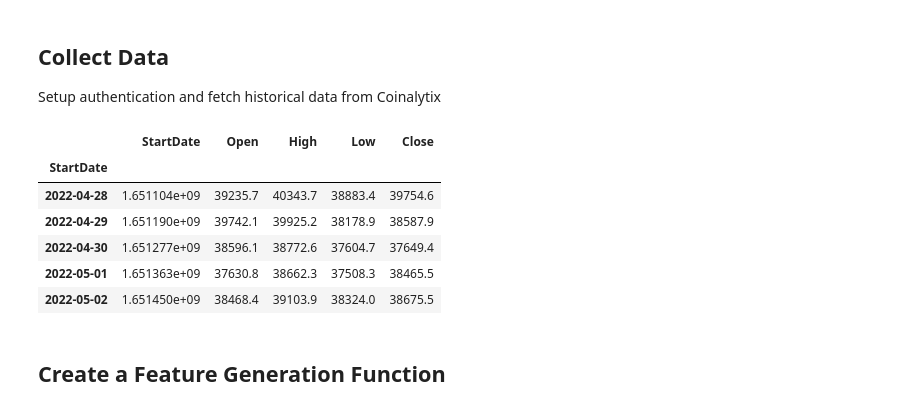
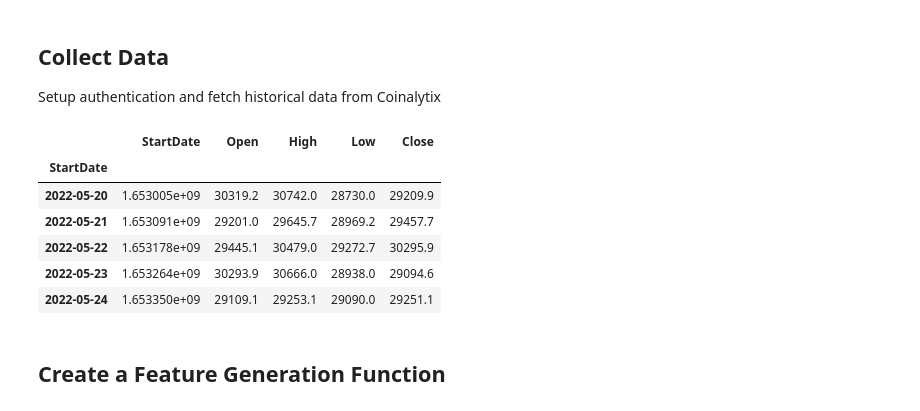
Before and after one commit to cyprigroup/jrapitest, a Jupyter notebook: JudgeResearchNotebooks/Feature_Tutorial.ipynb, the cells around one changed output. Saved outputs shown, nothing was run; the diff lists cells and outputs as text; code cells hidden in the pictures.

```diff
--- a/JudgeResearchNotebooks/Feature_Tutorial.ipynb
+++ b/JudgeResearchNotebooks/Feature_Tutorial.ipynb
@@ -48,7 +44,7 @@ from watchlist import colors
 ## Authenticate
 Enter your API keys here:
 # %%
-CA_API_KEY = "<paste your coinalytix.io key here>"
+CA_API_KEY = "hHV1QUTclB653YLvFJBJh5Pz0BayF251at64c9x9"
 JR_API_KEY = "hHV1QUTclB653YLvFJBJh5Pz0BayF251at64c9x9"
 # %% [markdown]
 ## Configure Assets
@@ -72,23 +68,19 @@ Setup authentication and fetch historical data from Coinalytix
 # %%
 HD = Coinalytix()
 # Set api key
 HD.with_api_key(CA_API_KEY)
 # Fetch historical data
-asset_data = HD.fetch_hd(asset)
-# Create Pandas data frame from result
-hddf = pd.DataFrame.from_dict(asset_data)
-# Adjust DatetimeIndex.
-hddf.set_index(pd.DatetimeIndex(hddf["StartDate"]*1000000000), inplace=True)
-# Print 5 sample lines
+hddf = HD.fetch_hd(asset)
+# Print 5 lines to test
 hddf.tail(5)
 # %% [output]
 |  | StartDate | Open | High | Low | Close |
 | StartDate |  |  |  |  |  |
-| 2022-04-28 | 1.651104e+09 | 39235.7 | 40343.7 | 38883.4 | 39754.6 |
-| 2022-04-29 | 1.651190e+09 | 39742.1 | 39925.2 | 38178.9 | 38587.9 |
-| 2022-04-30 | 1.651277e+09 | 38596.1 | 38772.6 | 37604.7 | 37649.4 |
-| 2022-05-01 | 1.651363e+09 | 37630.8 | 38662.3 | 37508.3 | 38465.5 |
-| 2022-05-02 | 1.651450e+09 | 38468.4 | 39103.9 | 38324.0 | 38675.5 |
+| 2022-05-20 | 1.653005e+09 | 30319.2 | 30742.0 | 28730.0 | 29209.9 |
+| 2022-05-21 | 1.653091e+09 | 29201.0 | 29645.7 | 28969.2 | 29457.7 |
+| 2022-05-22 | 1.653178e+09 | 29445.1 | 30479.0 | 29272.7 | 30295.9 |
+| 2022-05-23 | 1.653264e+09 | 30293.9 | 30666.0 | 28938.0 | 29094.6 |
+| 2022-05-24 | 1.653350e+09 | 29109.1 | 29253.1 | 29090.0 | 29251.1 |
 # %% [markdown]
 ## Create a Feature Generation Function
 # %%
```
Also changed, not shown: parts of 17 cells of this notebook, 2 other files.
